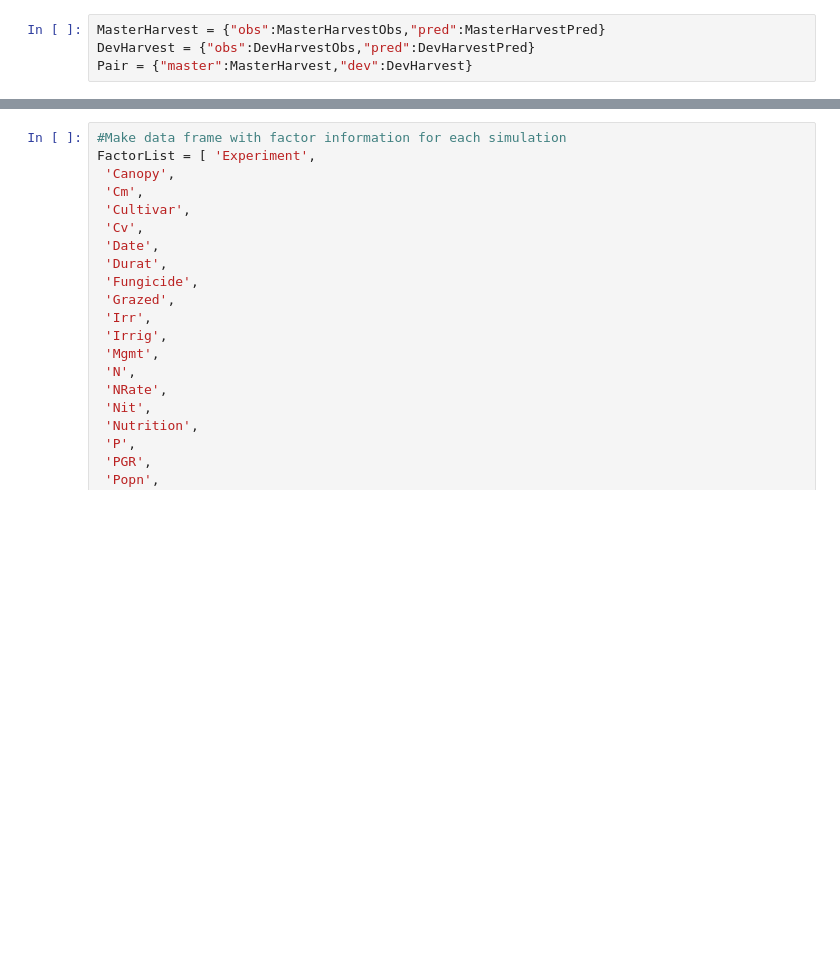
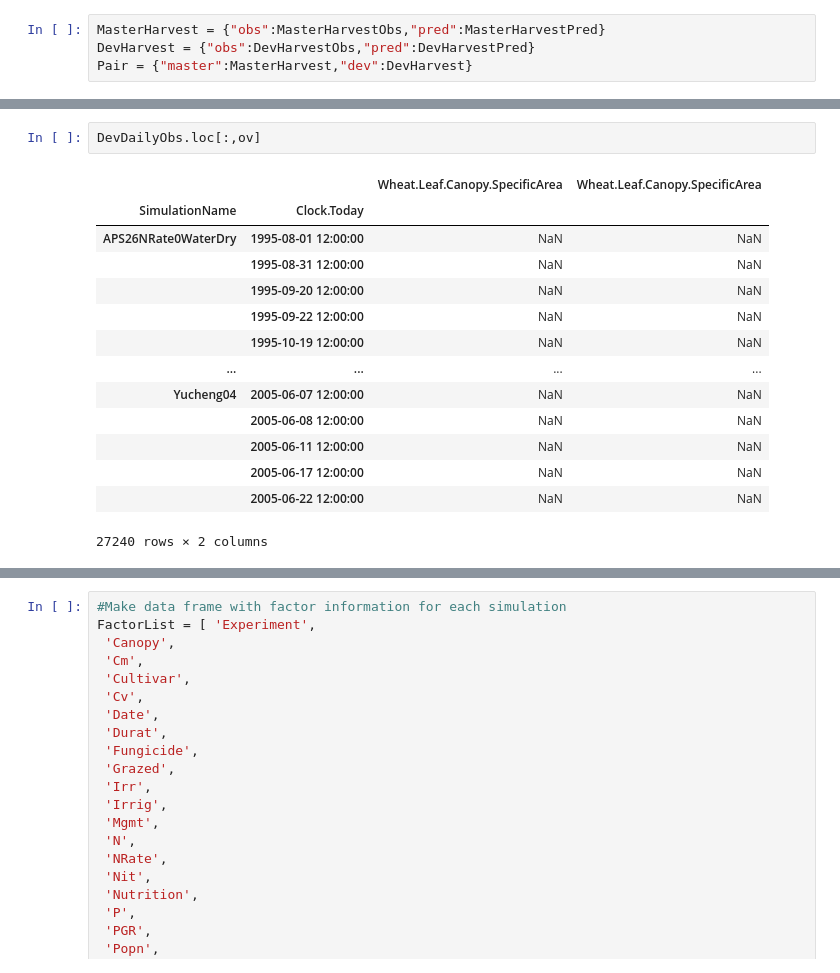
Before and after one commit to HamishBrownPFR/ApsimX, a Jupyter notebook: Prototypes/WheatSimpleLeaf/WheatAnalysisCompare.ipynb, the cells around one changed output, grey strips where cells are left out. Drawn from its saved outputs; the diff is of its cells as text; blank space fills up the shorter version.

```diff
--- a/Prototypes/WheatSimpleLeaf/WheatAnalysisCompare.ipynb
+++ b/Prototypes/WheatSimpleLeaf/WheatAnalysisCompare.ipynb
@@ -375 +419,18 @@ DailyObs.dropna(axis=0,how="all",inplace=True)
+# %%
+DevDailyObs.loc[:,ov]
+# %% [output]
+|  |  | Wheat.Leaf.Canopy.SpecificArea | Wheat.Leaf.Canopy.SpecificArea |
+| SimulationName | Clock.Today |  |  |
+| APS26NRate0WaterDry | 1995-08-01 12:00:00 | NaN | NaN |
+|  | 1995-08-31 12:00:00 | NaN | NaN |
+|  | 1995-09-20 12:00:00 | NaN | NaN |
+|  | 1995-09-22 12:00:00 | NaN | NaN |
+|  | 1995-10-19 12:00:00 | NaN | NaN |
+| ... | ... | ... | ... |
+| Yucheng04 | 2005-06-07 12:00:00 | NaN | NaN |
+|  | 2005-06-08 12:00:00 | NaN | NaN |
+|  | 2005-06-11 12:00:00 | NaN | NaN |
+|  | 2005-06-17 12:00:00 | NaN | NaN |
+|  | 2005-06-22 12:00:00 | NaN | NaN |
+27240 rows × 2 columns
 # %%
```
Also changed, not shown: parts of 5 cells of this notebook, 5 other files.
